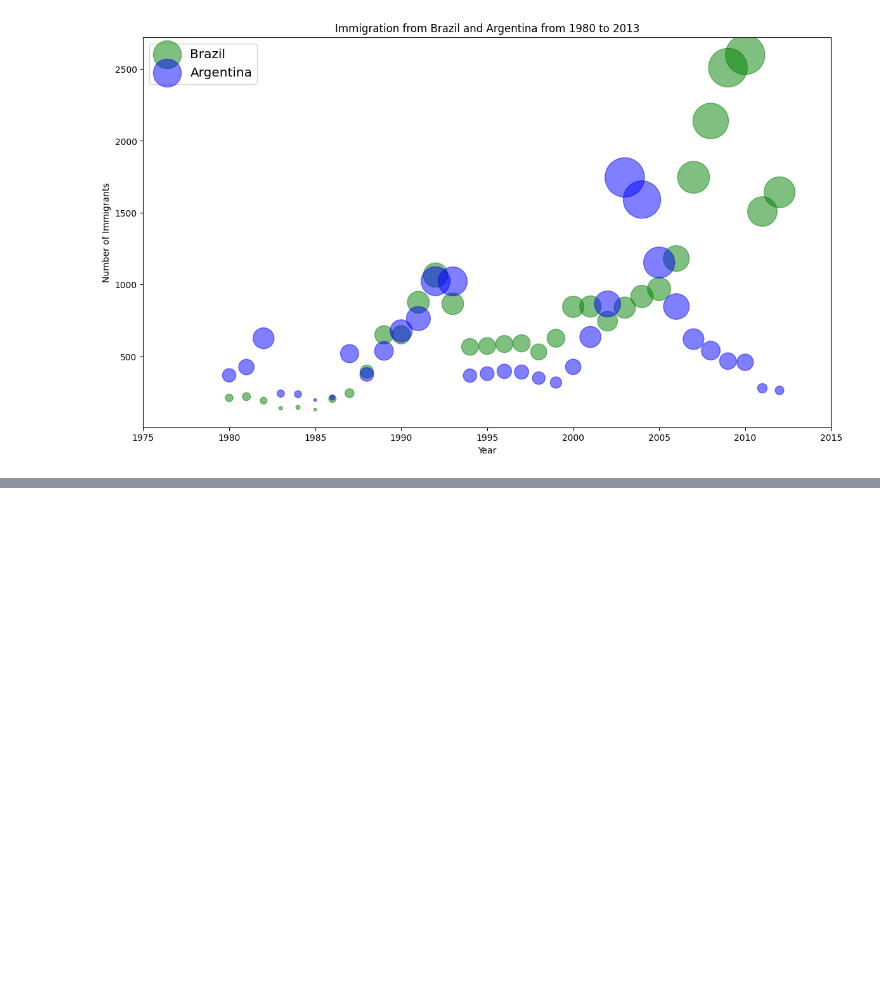
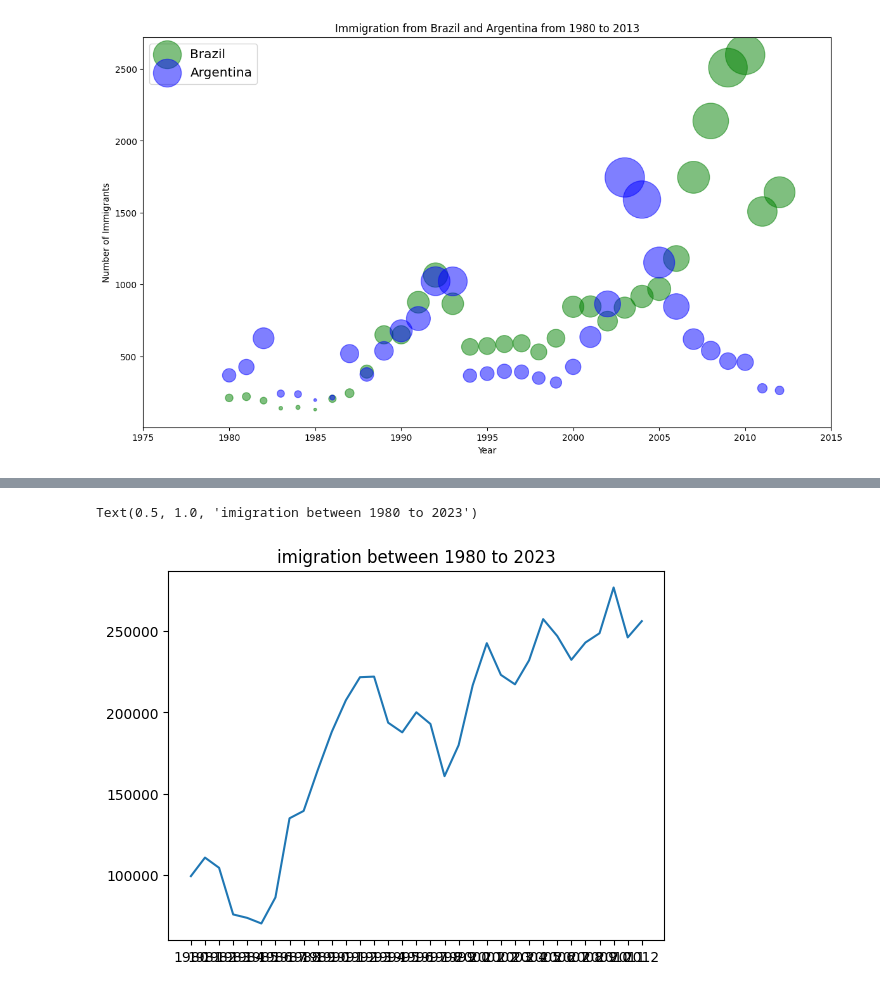
Before and after one commit to Mohotasir/my_ML_Journey, a Jupyter notebook: dataVisualization.ipynb, the cells around one changed output, grey strips where cells are left out. Saved outputs shown, nothing was run; the diff lists cells and outputs as text; code cells hidden in the pictures; blank space fills up the shorter version.

Commit message:
added some plot

```diff
--- a/dataVisualization.ipynb
+++ b/dataVisualization.ipynb
@@ -531,0 +536,4 @@ h
+# %%
+dfline = df[yr]
+totimgrnt = dfline.sum()
+totimgrnt
@@ -531,0 +559,7 @@ h
+# %%
+fig,ax = plt.subplots()
+ax.plot(totimgrnt)
+ax.set_title('imigration between 1980 to 2023')
+# %% [output]
+Text(0.5, 1.0, 'imigration between 1980 to 2023')
+[figure, added]
```
Also changed, not shown: parts of 16 cells of this notebook.
